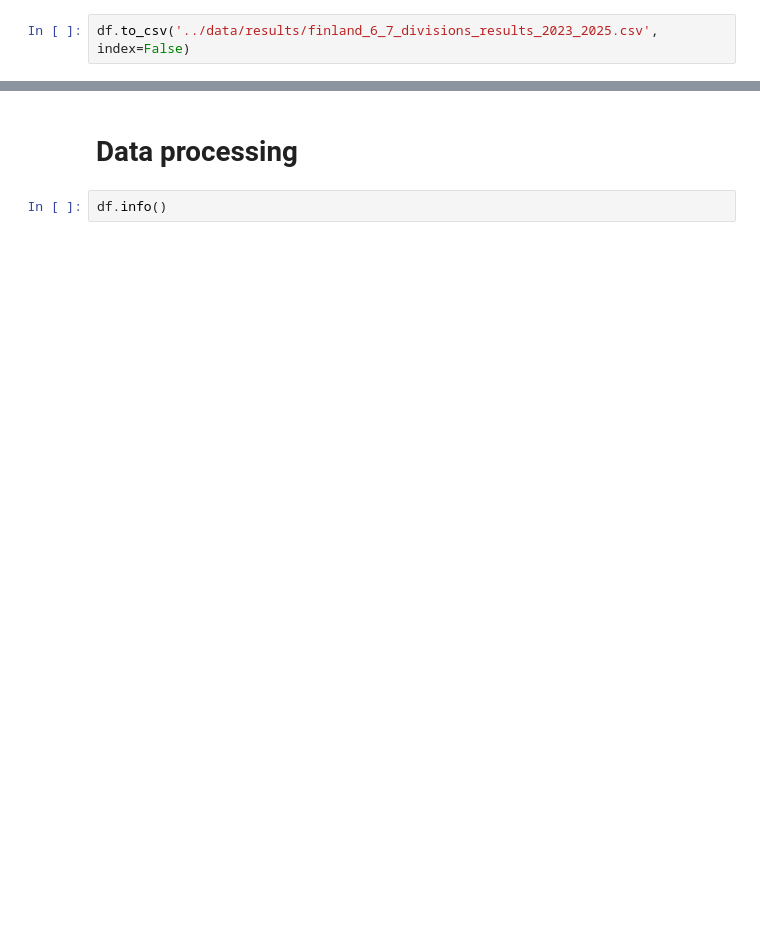
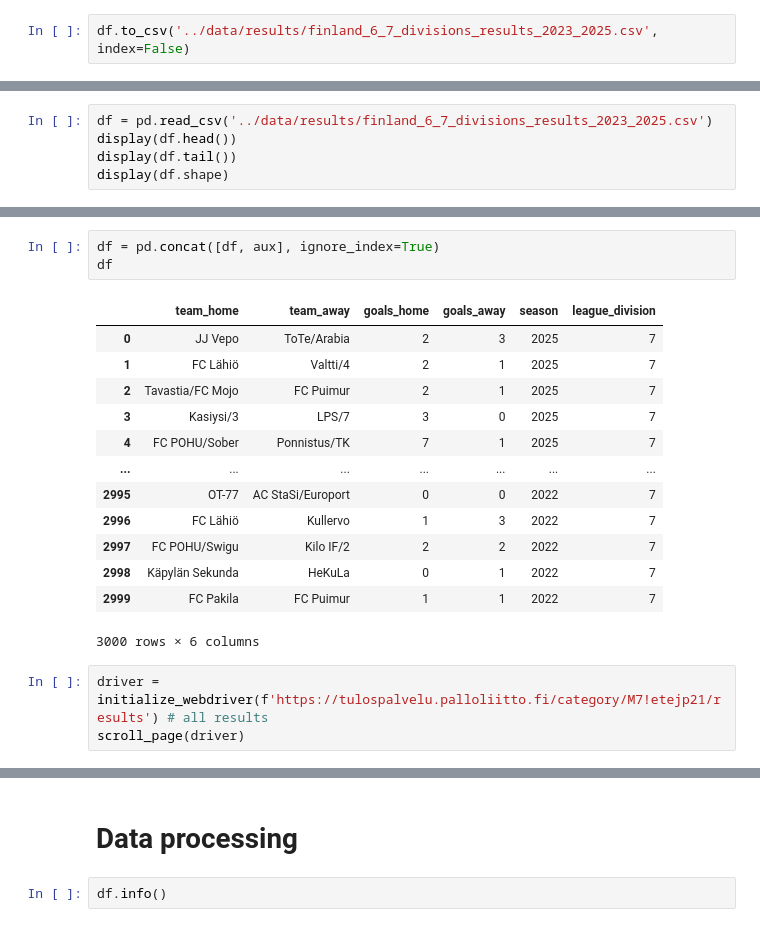
Before and after one commit to jaksticks/match_prediction, a Jupyter notebook: notebooks/palloliitto_big_scrape.ipynb, the cells around one changed output, grey strips where cells are left out. Cells and saved outputs as stored; diff of their text form; blank space fills up the shorter version.

```diff
--- a/notebooks/palloliitto_big_scrape.ipynb
+++ b/notebooks/palloliitto_big_scrape.ipynb
@@ -242,0 +89,5 @@ df.to_csv('../data/results/finland_6_7_divisions_results_2023_2025.csv', index=F
+# %%
+df = pd.read_csv('../data/results/finland_6_7_divisions_results_2023_2025.csv')
+display(df.head())
+display(df.tail())
+display(df.shape)
@@ -242,0 +130,20 @@ df.to_csv('../data/results/finland_6_7_divisions_results_2023_2025.csv', index=F
+# %%
+df = pd.concat([df, aux], ignore_index=True)
+df
+# %% [output]
+|  | team_home | team_away | goals_home | goals_away | season | league_division |
+| 0 | JJ Vepo | ToTe/Arabia | 2 | 3 | 2025 | 7 |
+| 1 | FC Lähiö | Valtti/4 | 2 | 1 | 2025 | 7 |
+| 2 | Tavastia/FC Mojo | FC Puimur | 2 | 1 | 2025 | 7 |
+| 3 | Kasiysi/3 | LPS/7 | 3 | 0 | 2025 | 7 |
+| 4 | FC POHU/Sober | Ponnistus/TK | 7 | 1 | 2025 | 7 |
+| ... | ... | ... | ... | ... | ... | ... |
+| 2995 | OT-77 | AC StaSi/Europort | 0 | 0 | 2022 | 7 |
+| 2996 | FC Lähiö | Kullervo | 1 | 3 | 2022 | 7 |
+| 2997 | FC POHU/Swigu | Kilo IF/2 | 2 | 2 | 2022 | 7 |
+| 2998 | Käpylän Sekunda | HeKuLa | 0 | 1 | 2022 | 7 |
+| 2999 | FC Pakila | FC Puimur | 1 | 1 | 2022 | 7 |
+3000 rows × 6 columns
+# %%
+driver = initialize_webdriver(f'https://tulospalvelu.palloliitto.fi/category/M7!etejp21/results') # all results
+scroll_page(driver)
```
Also changed, not shown: parts of 37 cells of this notebook, 20 other files.
